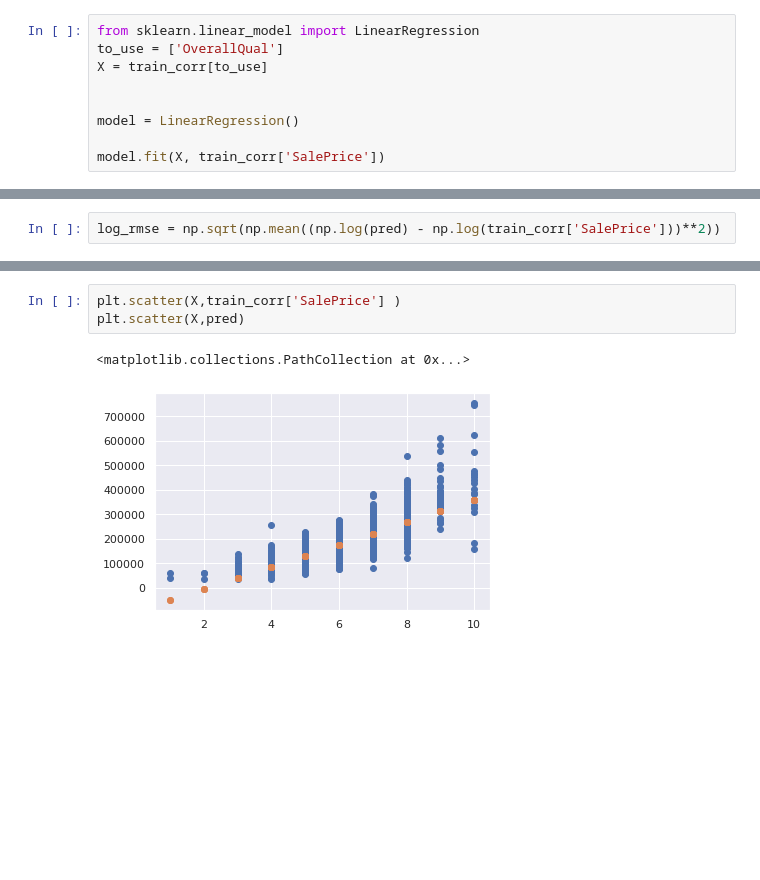
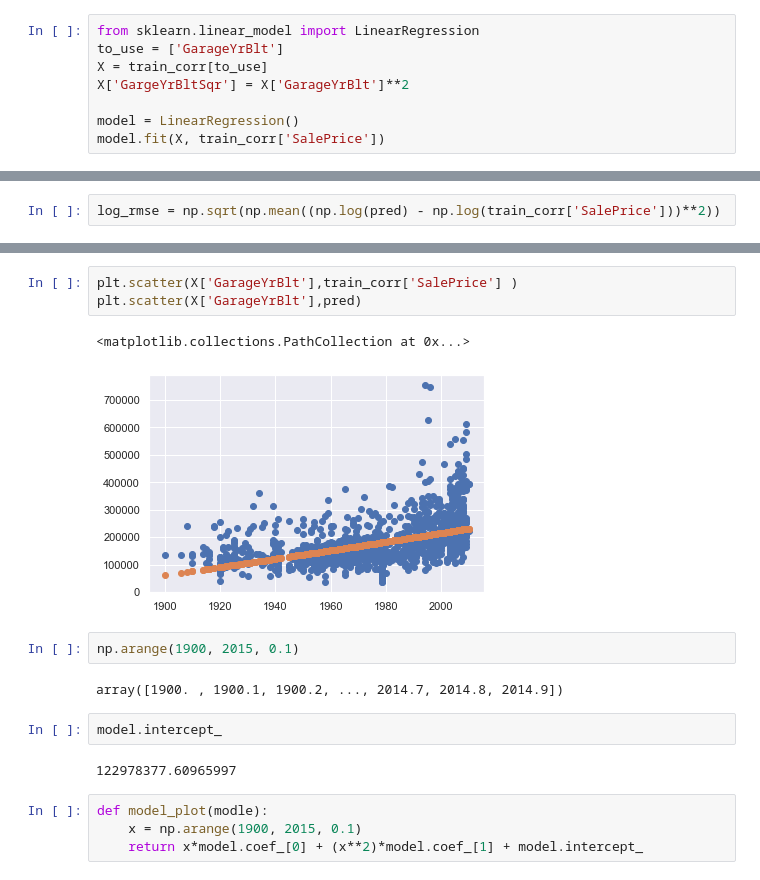
Before and after one commit to bhollands/Iowa-house-prices-advanced-regression, a Jupyter notebook: EDA.ipynb, the cells around one changed output, grey strips where cells are left out. Drawn from its saved outputs; the diff is of its cells as text; blank space fills up the shorter version.

```diff
--- a/EDA.ipynb
+++ b/EDA.ipynb
@@ -198,10 +196,9 @@ See the caveats in the documentation: https://pandas.pydata.org/pandas-docs/stab
 # %%
 from sklearn.linear_model import LinearRegression
-to_use = ['OverallQual']
+to_use = ['GarageYrBlt']
 X = train_corr[to_use]
-
+X['GargeYrBltSqr'] = X['GarageYrBlt']**2
 
 model = LinearRegression()
-
 model.fit(X, train_corr['SalePrice'])
 # %% [output]
@@ -228,6 +261,18 @@ log_rmse
 # %%
-plt.scatter(X,train_corr['SalePrice'] )
-plt.scatter(X,pred)
+plt.scatter(X['GarageYrBlt'],train_corr['SalePrice'] )
+plt.scatter(X['GarageYrBlt'],pred)
 # %% [output]
 <matplotlib.collections.PathCollection at 0x...>
-[figure, old version]
+[figure, new version]
+# %%
+np.arange(1900, 2015, 0.1)
+# %% [output]
+array([1900. , 1900.1, 1900.2, ..., 2014.7, 2014.8, 2014.9])
+# %%
+model.intercept_
+# %% [output]
+122978377.60965997
+# %%
+def model_plot(modle):
+    x = np.arange(1900, 2015, 0.1)
+    return x*model.coef_[0] + (x**2)*model.coef_[1] + model.intercept_
```
Also changed, not shown: parts of 12 cells of this notebook.
